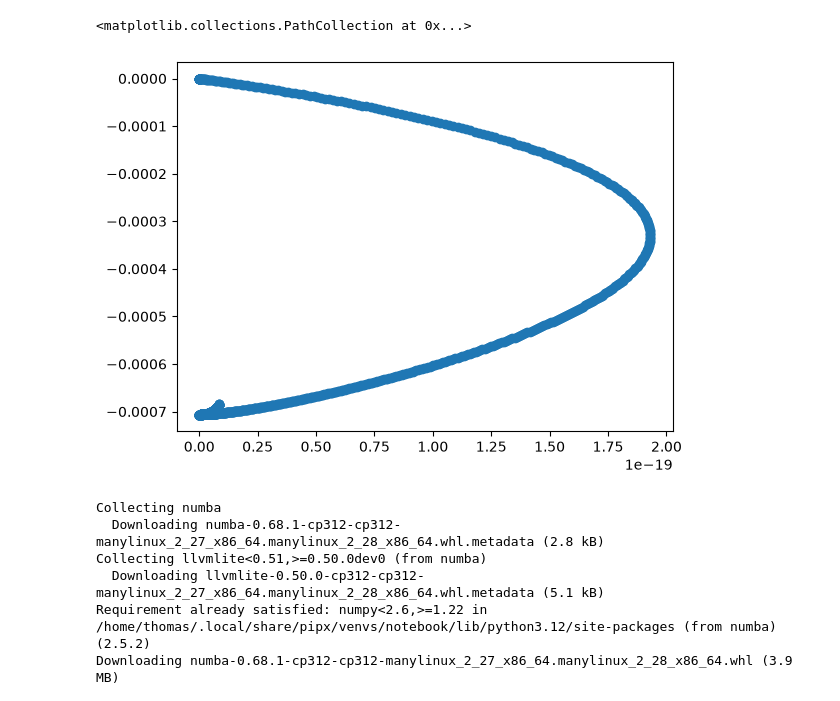
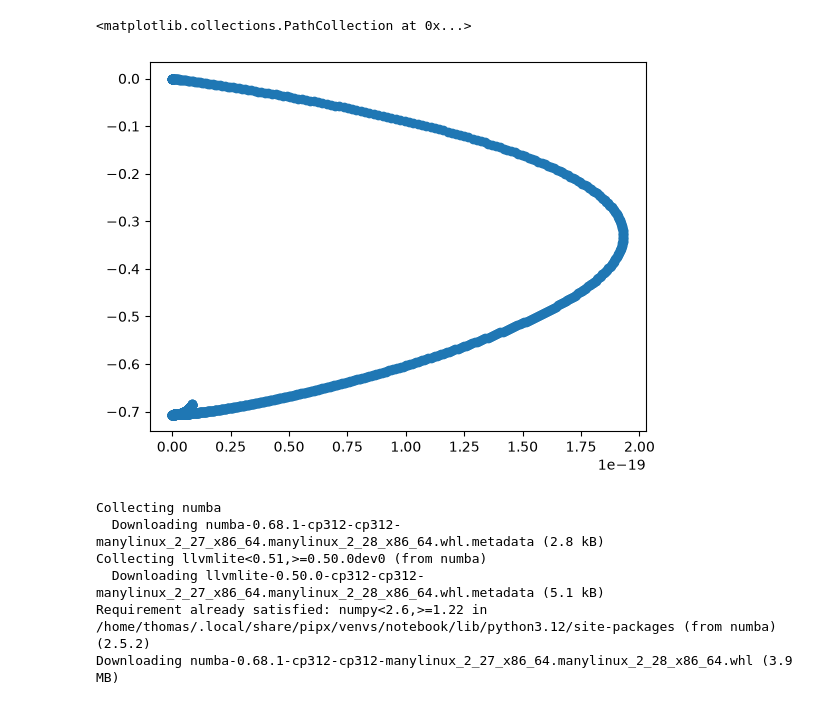
Before and after one commit to ThomasJenkins-phys/Comproj, a Jupyter notebook: Computing Project.ipynb, the cells around one changed output. Saved outputs shown, nothing was run; the diff lists cells and outputs as text; code cells hidden in the pictures.

```diff
--- a/Computing Project.ipynb
+++ b/Computing Project.ipynb
@@ -249,35 +263,35 @@ import math
 
 X = np.array([0., 1.]) # these are initial conditions
 
 
 ns = 3
 def Lane_Emden(t, fns, n):
     coupling = np.array([- (fns[1] ** n) * t**2, fns[0]/(t**2)])
     return coupling
 
 solved = sci.integrate.solve_ivp(Lane_Emden, [0.000000000000000000001, 10], X, args = (ns,), max_step = 0.01)
 
 
 # plt.scatter(solved.t, solved.y[1])
 
 n = ns
-eps_0 = 0.1
+eps_0 = 0.01
 
 K_nr = (cst.hbar.value**2) / (15 *math.pi**2 * cst.m_e.value) * ((3 * math.pi * (1/atomic_ratio) / (m_N * c**2))**(5/3))
 
 
 
 Mass_constants = 4 * math.pi * (((n + 1) * K_nr)/ (4 * math.pi * cst.G.value))**(3/2) * (eps_0 * cst.c.value ** 2 )**((3-n)/2*n)
 
 MASS = Mass_constants * (eps_0 ** ((3-n)/2) * (solved.y[1] **2) * abs(solved.y[0]))
 
 Radius_constants = (((n + 1) * K_nr)/ (4 * math.pi * cst.G.value))**(1/2)
 RADIUS = Radius_constants * eps_0 ** ((1-n)/2*n) * solved.y[0]
 
 plt.scatter(MASS,RADIUS)
 # %% [output]
 <matplotlib.collections.PathCollection at 0x...>
-[figure, old version]
+[figure, new version]
 # %%
 %pip install numba
 # %% [output]
```
Also changed, not shown: parts of 2 cells of this notebook.
